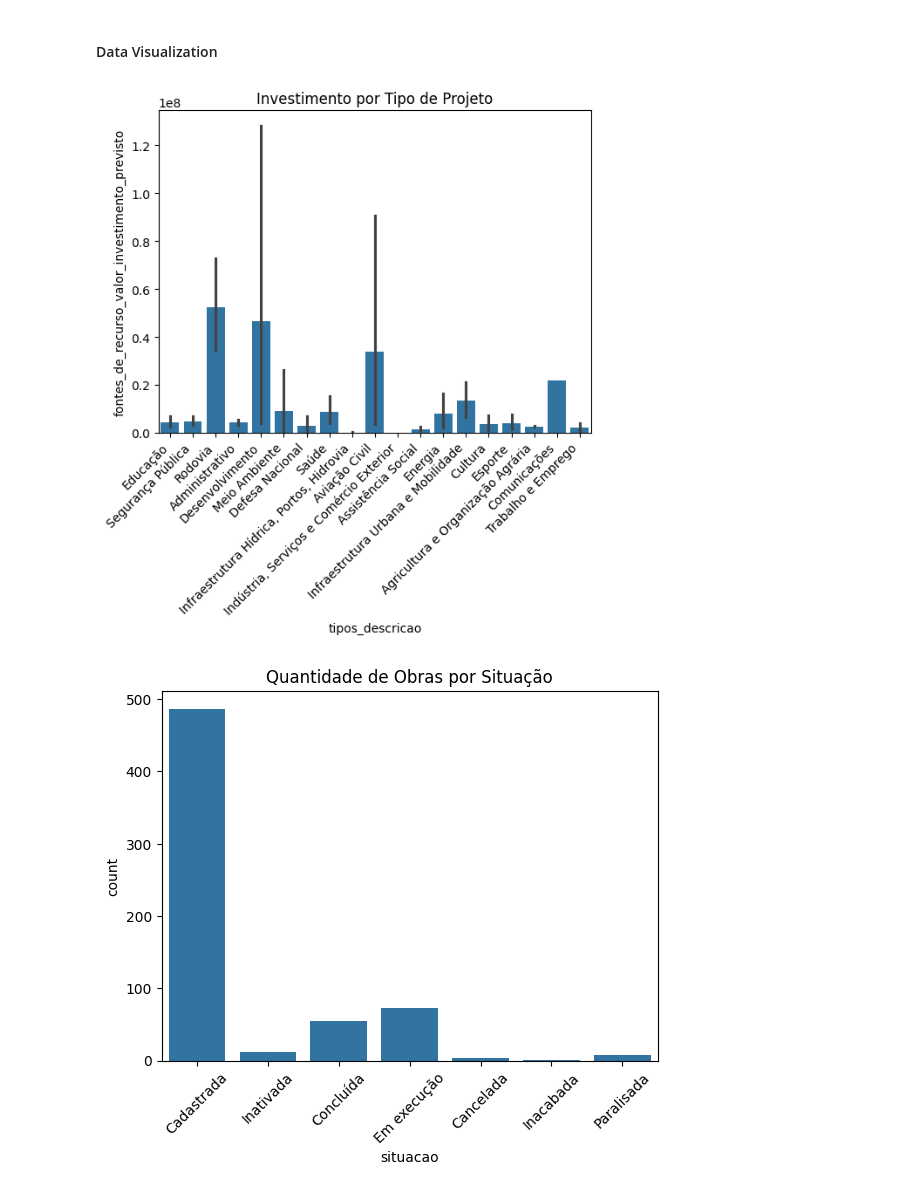
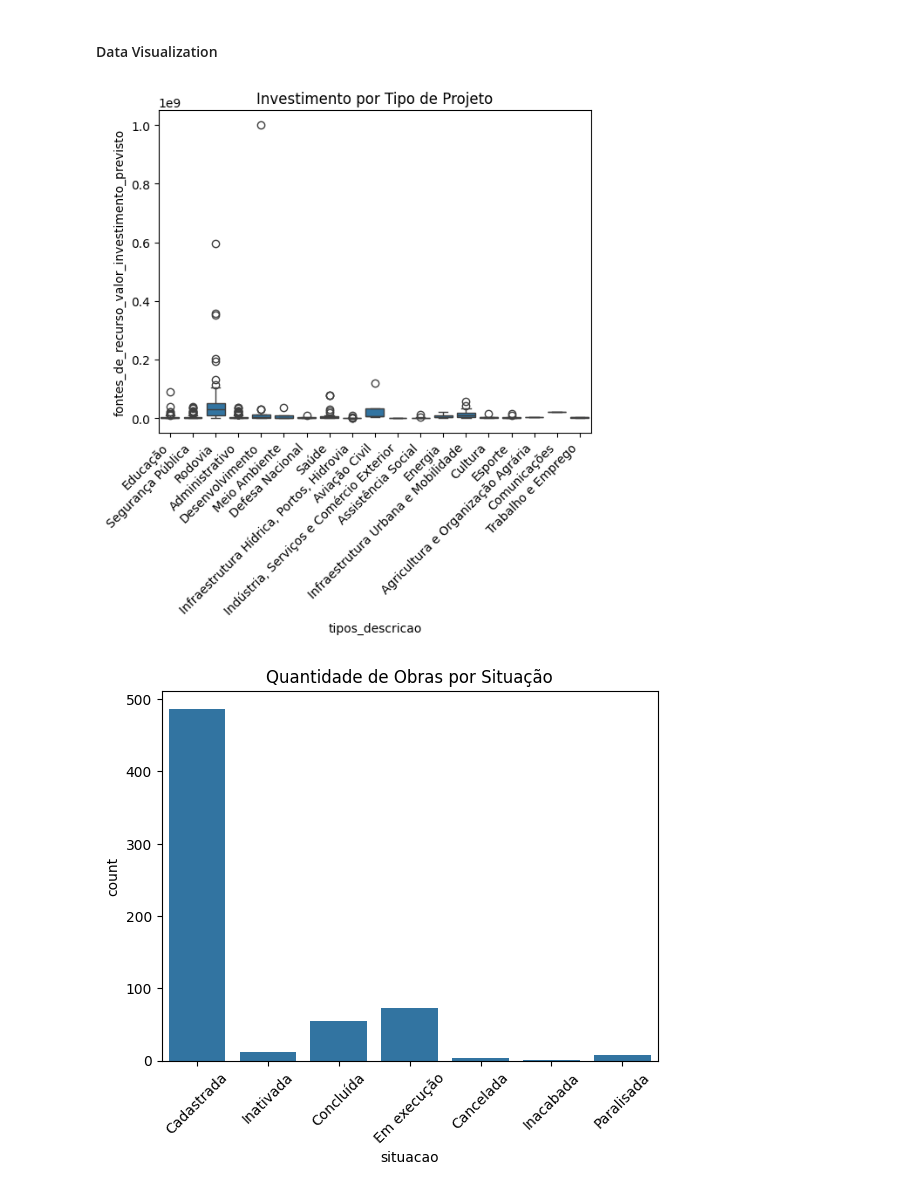
Before and after one commit to bottinolucas/lablivre-bolsista, a Jupyter notebook: etl.ipynb, the cells around one changed output. Cells and saved outputs as stored; diff of their text form; code cells hidden in the pictures.

```diff
--- a/etl.ipynb
+++ b/etl.ipynb
@@ -353,22 +353,22 @@ Dados inseridos com sucesso no PostgreSQL.
 # %%
 query1 = """
 SELECT tipos_descricao, fontes_de_recurso_valor_investimento_previsto
 FROM projetos_investimento
 WHERE tipos_descricao IS NOT NULL
 """
 
 df1 = pd.read_sql(query1, engine)
 
-sns.barplot(
+sns.boxplot(
     data=df1,
     x="tipos_descricao",
     y="fontes_de_recurso_valor_investimento_previsto"
 )
 plt.xticks(rotation=45, ha='right')
 plt.title("Investimento por Tipo de Projeto")
 plt.show()
 # %% [output]
-[figure, old version]
+[figure, new version]
 # %%
 query2 = """
 SELECT situacao
```
Also changed, not shown: parts of 4 cells of this notebook, 1 other file.
